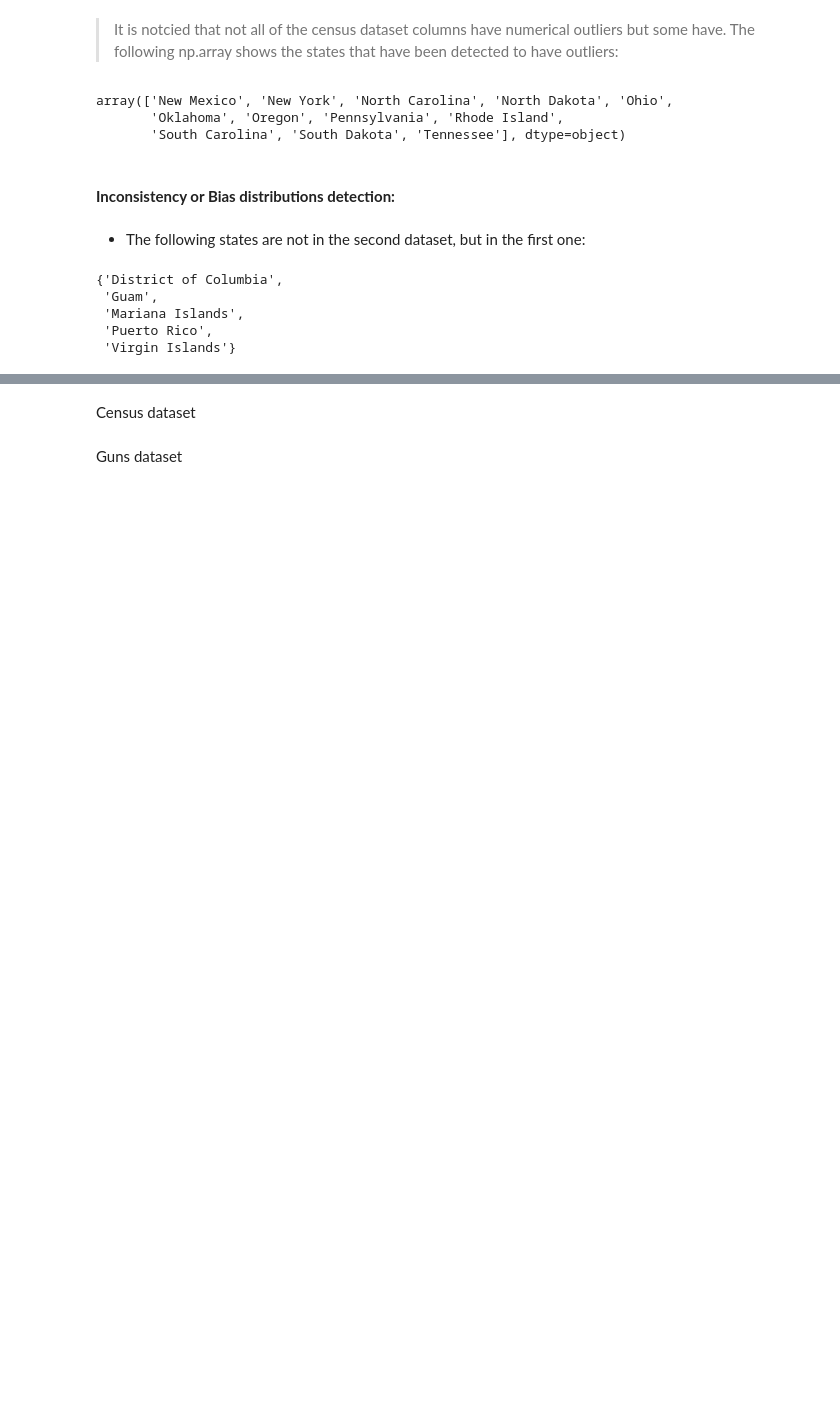
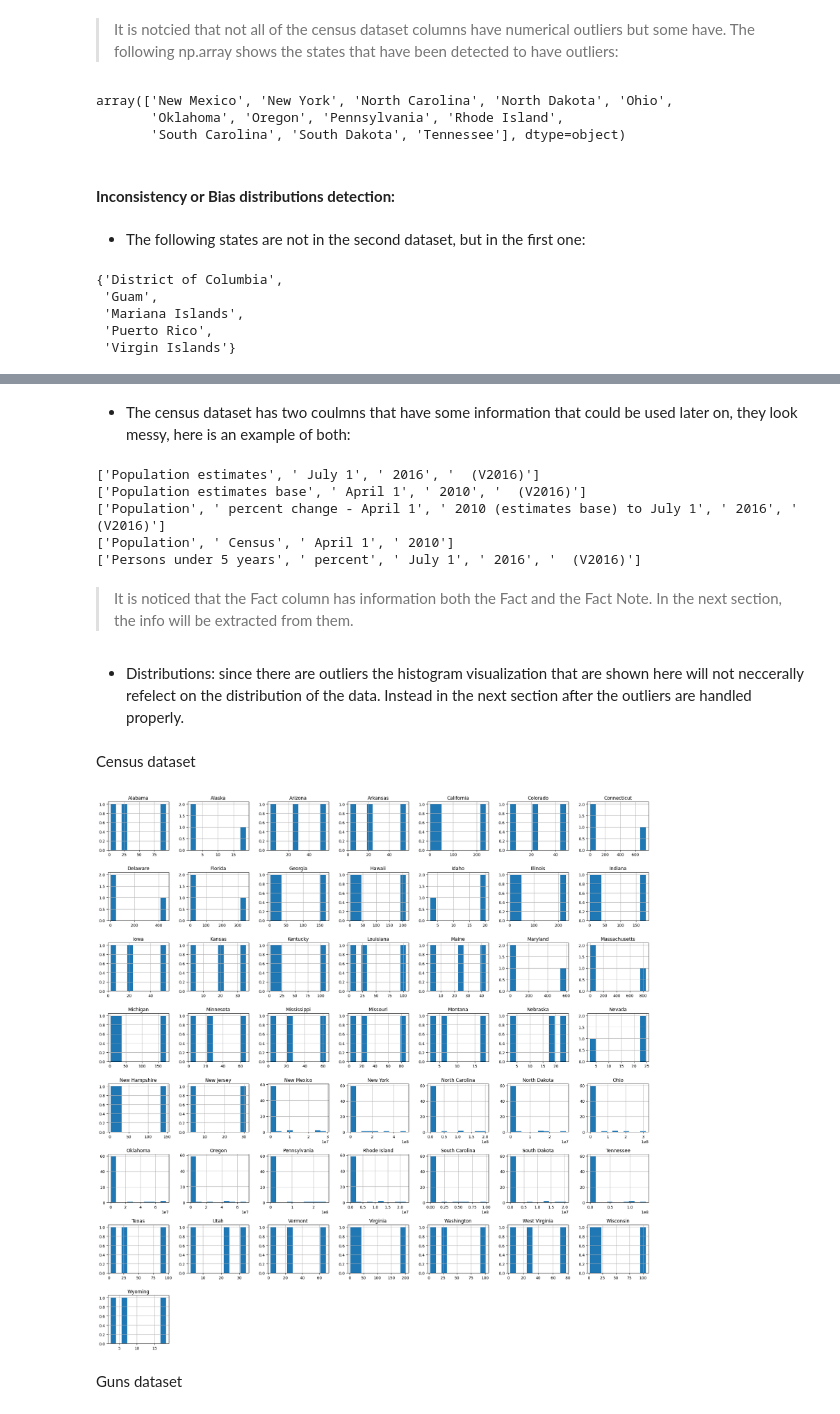
Before and after one commit to sondosaabed/NICS-firearm-background-checks-investigation, a Jupyter notebook: Investigatimg_Ncis_and_Census_data.ipynb, the cells around one changed output, grey strips where cells are left out. Drawn from its saved outputs; the diff is of its cells as text; code cells hidden in the pictures; blank space fills up the shorter version.

Commit message:
In this commit multiple changes are achived, look ing into the messy data and axtracting the dates infor from both datasets. Finishing the assessment Working on the cleaning part of the data.

```diff
--- a/Investigatimg_Ncis_and_Census_data.ipynb
+++ b/Investigatimg_Ncis_and_Census_data.ipynb
@@ -624,4 +623,30 @@ unmatched_states
+# %% [markdown]
+- The census dataset has two coulmns that have some information that could be used later on, they look messy, here is an example of both:
+# %%
+for i in range(5):
+    if not isinstance(dfs[1]['Fact'][i], float):
+        print(dfs[1]['Fact'][i].split(','))
+
+for i in range(5):
+    if not isinstance(dfs[1]['Fact Note'][i], float):
+        print(dfs[1]['Fact Note'][i].split(','))
+# %% [output]
+['Population estimates', ' July 1', ' 2016', '  (V2016)']
+['Population estimates base', ' April 1', ' 2010', '  (V2016)']
+['Population', ' percent change - April 1', ' 2010 (estimates base) to July 1', ' 2016', '  (V2016)']
+['Population', ' Census', ' April 1', ' 2010']
+['Persons under 5 years', ' percent', ' July 1', ' 2016', '  (V2016)']
+# %% [markdown]
+> It is noticed that the Fact column has information both the Fact and the Fact Note. In the next section, the info will be extracted from them.
+# %% [markdown]
+- Distributions: since there are outliers the histogram visualization that are shown here will not neccerally refelect on the distribution of the data. Instead in the next section after the outliers are handled properly.
 # %% [markdown]
 Census dataset
+# %%
+census_dataset.hist(figsize=(20,20));
+plt.tight_layout()
+plt.show()
+# %% [output]
+[figure, added]
 # %% [markdown]
 Guns dataset
```
Also changed, not shown: parts of 25 cells of this notebook.
